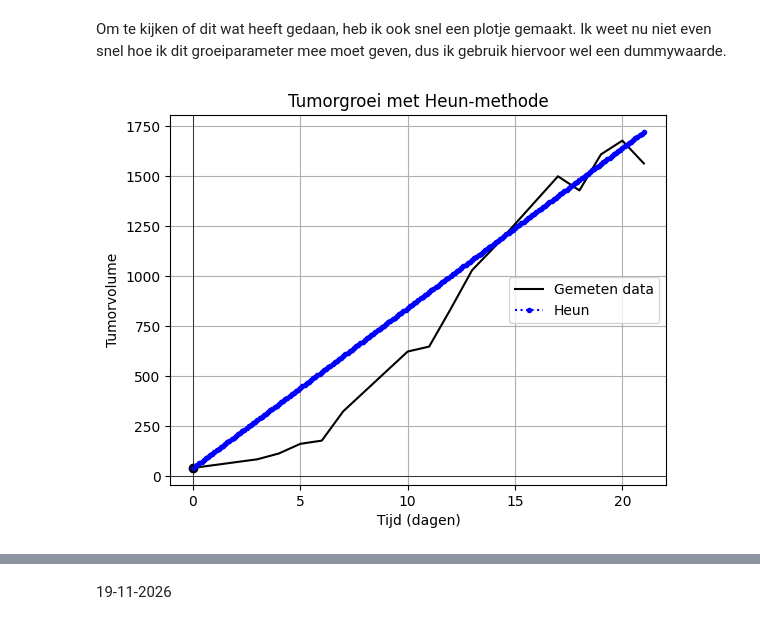
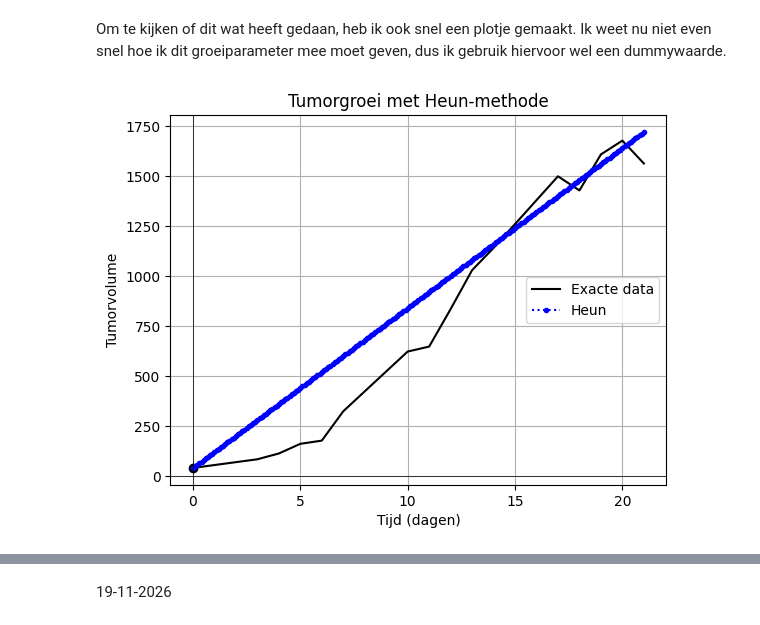
Before and after one commit to FleurLuten/ModellerenVanKankerCasusA, a Jupyter notebook: Logboek/Vincent.ipynb, the cells around one changed output, grey strips where cells are left out. Saved outputs shown, nothing was run; the diff lists cells and outputs as text; code cells hidden in the pictures.

```diff
--- a/Logboek/Vincent.ipynb
+++ b/Logboek/Vincent.ipynb
@@ -168,19 +168,19 @@ Om te kijken of dit wat heeft gedaan, heb ik ook snel een plotje gemaakt. Ik wee
 # %%
 c = 80
 t_heun, v_heun = heun_solver(linear, V0, t_start, t_end, dt, (c,))
 
-plt.plot(ts, Vs, '-k', label='Gemeten data')
+plt.plot(ts, Vs, '-k', label='Exacte data')
 plt.plot(ts[0], Vs[0], 'ok')
 plt.plot(t_heun, v_heun, '.:b', label='Heun')
 
 plt.axhline(0.0, lw=0.5, color='k')
 plt.axvline(0.0, lw=0.5, color='k')
 
 plt.grid(True)
 plt.legend()
 plt.xlabel('Tijd (dagen)')
 plt.ylabel('Tumorvolume')
 plt.title('Tumorgroei met Heun-methode')
 plt.show()
 # %% [output]
-[figure, old version]
+[figure, new version]
```
Also changed, not shown: parts of 5 cells of this notebook, 8 other files.
